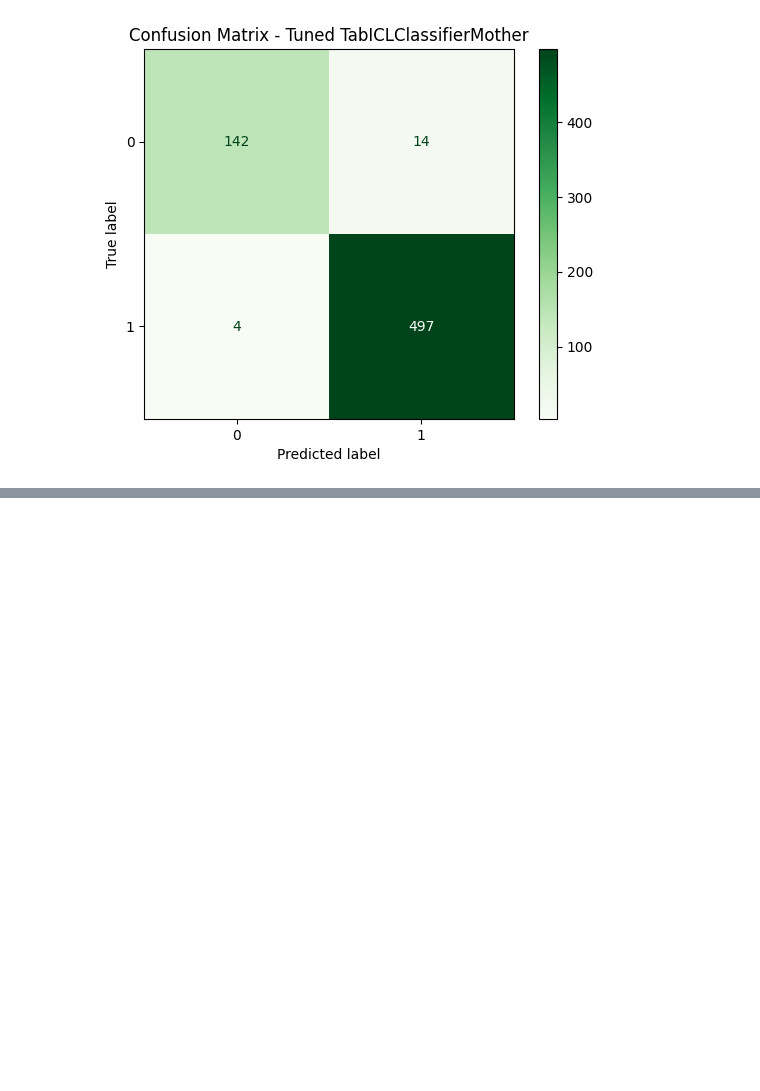
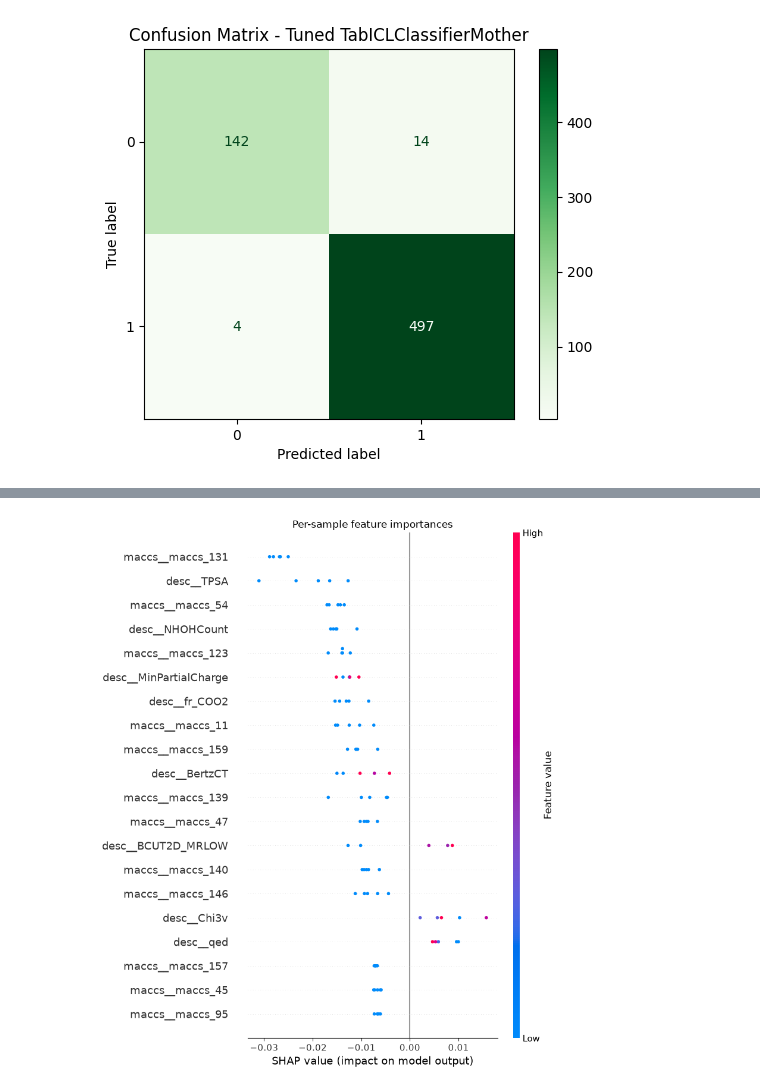
Before and after one commit to Bayer-Group/MotherML, a Jupyter notebook: examples/notebooks/03_classification/04_tabicl_classification.ipynb, the cells around one changed output, grey strips where cells are left out. Drawn from its saved outputs; the diff is of its cells as text; code cells hidden in the pictures; blank space fills up the shorter version.

```diff
--- a/examples/notebooks/03_classification/04_tabicl_classification.ipynb
+++ b/examples/notebooks/03_classification/04_tabicl_classification.ipynb
@@ -350,0 +372,17 @@ plt.show()
+# %%
+# Explainability with SHAP values
+
+# Get and Apply the feature selector
+features_for_explainer = model[:-1].transform(features)
+
+
+# Get the tabicl internal model from the pipeline
+tabicl_model = model.named_steps["ml_model"]
+
+# Compute the shap values (on 5 samples for demonstration purposes)
+shap_values = tabicl_model.explain(features_for_explainer.iloc[:5], max_evals=2 * features_for_explainer.shape[1] + 1)
+
+# Plotting
+tabicl_model.plot_shap(kind="beeswarm")
+# %% [output]
+[figure, added]
```
Also changed, not shown: parts of 7 cells of this notebook, 4 other files.
